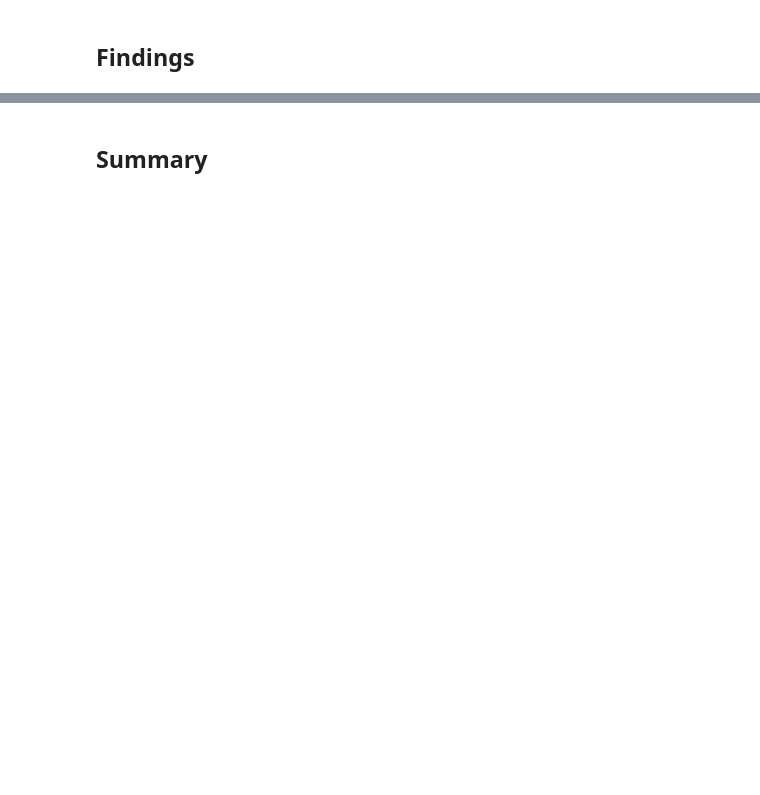
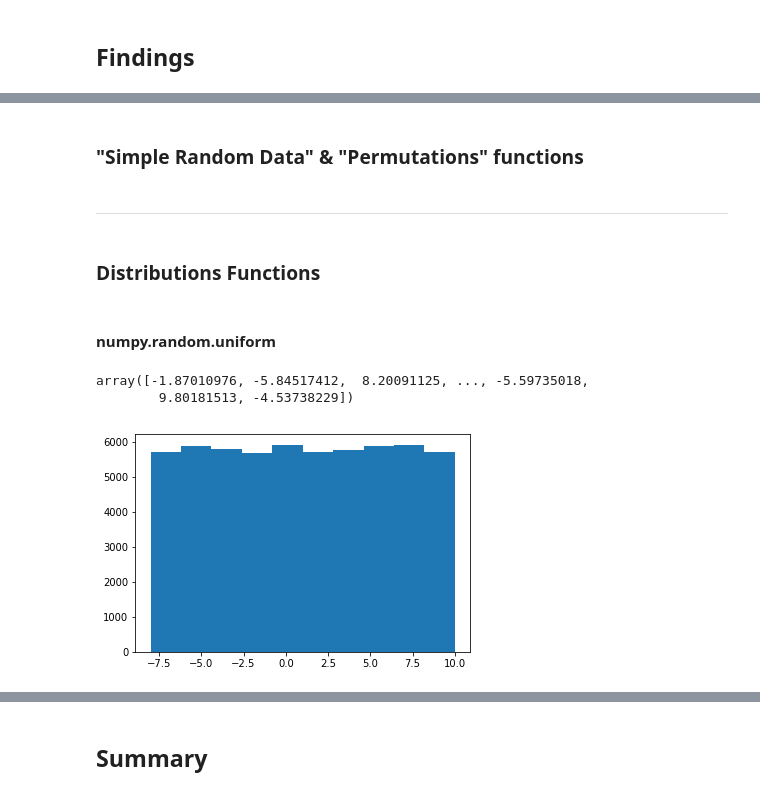
Before and after one commit to vwalsh86/Prog-for-DA-Practical-Work, a Jupyter notebook: numpy-random.ipynb, the cells around one changed output, grey strips where cells are left out. Saved outputs shown, nothing was run; the diff lists cells and outputs as text; code cells hidden in the pictures; blank space fills up the shorter version.

```diff
--- a/numpy-random.ipynb
+++ b/numpy-random.ipynb
@@ -40,0 +82,21 @@ It is my intention with this repository to investigate and satisfy these followi
+# %% [markdown]
+### "Simple Random Data" & "Permutations" functions
+# %% [markdown]
+--------------------------
+# %% [markdown]
+### Distributions Functions
+# %% [markdown]
+#### numpy.random.uniform
+# %%
+import numpy as np
+import matplotlib.pyplot as plt
+np.random.uniform(-8, 10, 58000)
+# %% [output]
+array([-1.87010976, -5.84517412,  8.20091125, ..., -5.59735018,
+        9.80181513, -4.53738229])
+# %%
+x = np.random.uniform (-8, 10, 58000)
+plt.hist(x)
+plt.show()
+# %% [output]
+[figure, added]
```
Also changed, not shown: parts of 36 cells of this notebook.
